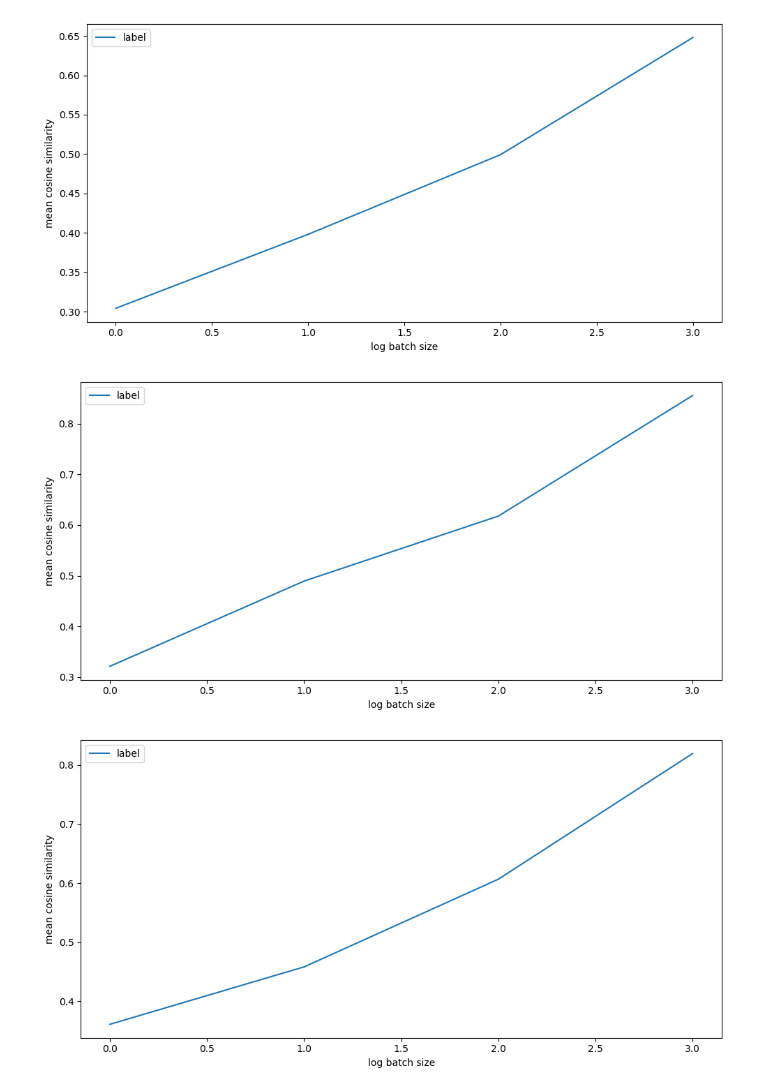
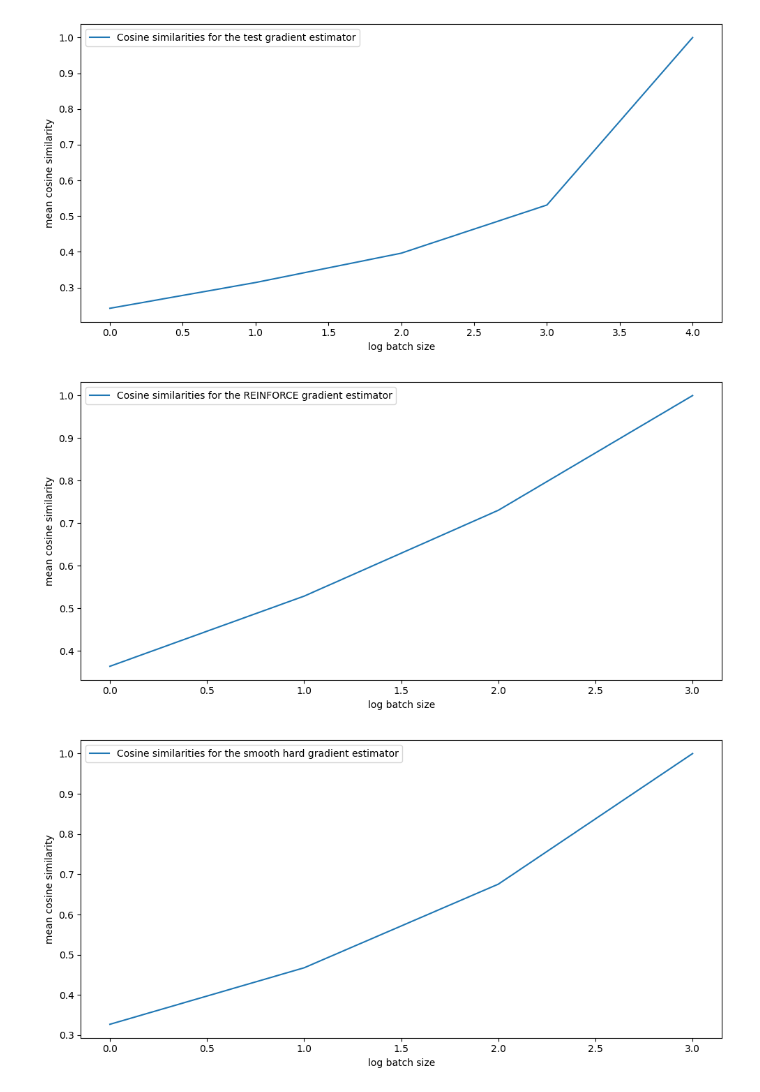
Before and after one commit to AlexThePolygonal/SmoothTextGen, a Jupyter notebook: test.ipynb, the cells around one changed output. Cells and saved outputs as stored; diff of their text form; code cells hidden in the pictures.

Commit message:
for Mlxaa, to test the covariances

```diff
--- a/test.ipynb
+++ b/test.ipynb
@@ -14,3 +15,5 @@ set_determininsm(42)
+# %%
+s.set_determininsm(42)
 # %%
 from transformers import AutoModelForCausalLM, AutoTokenizer, GenerationConfig
 # %%
@@ -116,7 +145,7 @@ reinforce_sampler = reinforce_grad(
 # %%
 import matplotlib.pyplot as plt
 
-def plotnsave_results(csims, mean, label):
+def plotnsave_results(csims, mean, tr_cov, label):
     plt.figure(figsize=(10, 5))
     plt.plot([np.mean(c) for c in csims], label=label)
     plt.legend()
@@ -126,22 +155,22 @@ def plotnsave_results(csims, mean, label):
     plt.tight_layout()
     plt.show()
 
-    torch.save((csims, mean), f"{label}.saved")
+    torch.save((csims, mean, tr_cov), f"{label}.saved")
 # %%
-# test_csims, test_mean = measure_avg_cosine_sim(test_grad(10., (30,)), 4)
+test_csims, test_mean, test_tr_cov = s.measure_avg_cosine_sim(s.test_grad(10., (30,)), 4)
 
-# plotnsave_results(test_csims, test_mean, "Cosine similarities for the test gradient estimator")
+plotnsave_results(test_csims, test_mean, test_tr_cov, "Cosine similarities for the test gradient estimator")
 # %% [output]
-[figure, old version]
+[figure, new version]
 # %%
-reinfoce_csims, reinforce_mean = measure_avg_cosine_sim(reinforce_sampler, 4)
+reinfoce_csims, reinforce_mean, reinforce_tr_cov = s.measure_avg_cosine_sim(reinforce_sampler, 1024)
 
-plotnsave_results(reinfoce_csims, reinforce_mean, "Cosine similarities for the REINFORCE gradient estimator")
+plotnsave_results(reinfoce_csims, reinforce_mean, reinforce_tr_cov, "Cosine similarities for the REINFORCE gradient estimator")
 # %% [output]
-[figure, old version]
+[figure, new version]
 # %%
-smooth_csims, smooth_mean = measure_avg_cosine_sim(smooth_seq_sampler, 4)
+smooth_csims, smooth_mean, smooth_tr_cov = s.measure_avg_cosine_sim(smooth_seq_sampler, 1024)
 
-plotnsave_results(smooth_csims, smooth_mean, "Cosine similarities for the smooth hard gradient estimator")
+plotnsave_results(smooth_csims, smooth_mean, smooth_tr_cov, "Cosine similarities for the smooth hard gradient estimator")
 # %% [output]
-[figure, old version]
+[figure, new version]
```
Also changed, not shown: parts of 13 cells of this notebook, 1 other file.
